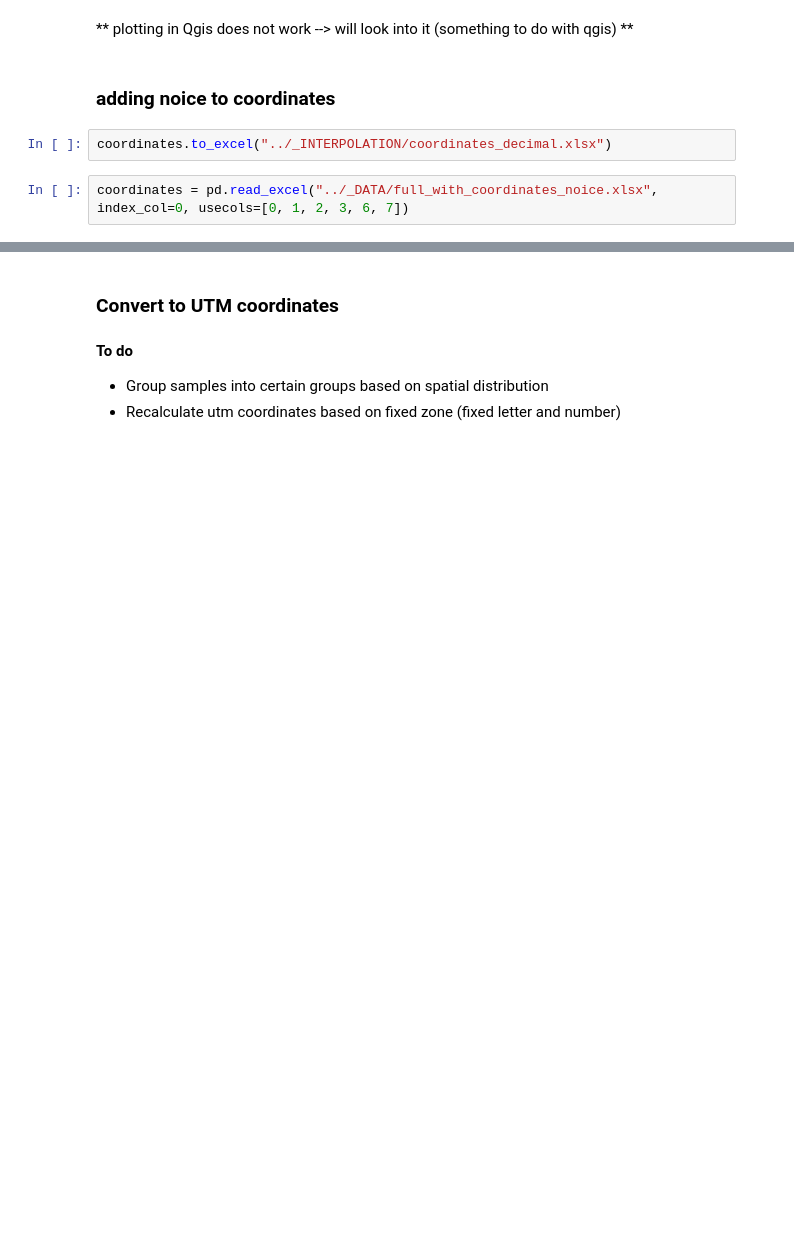
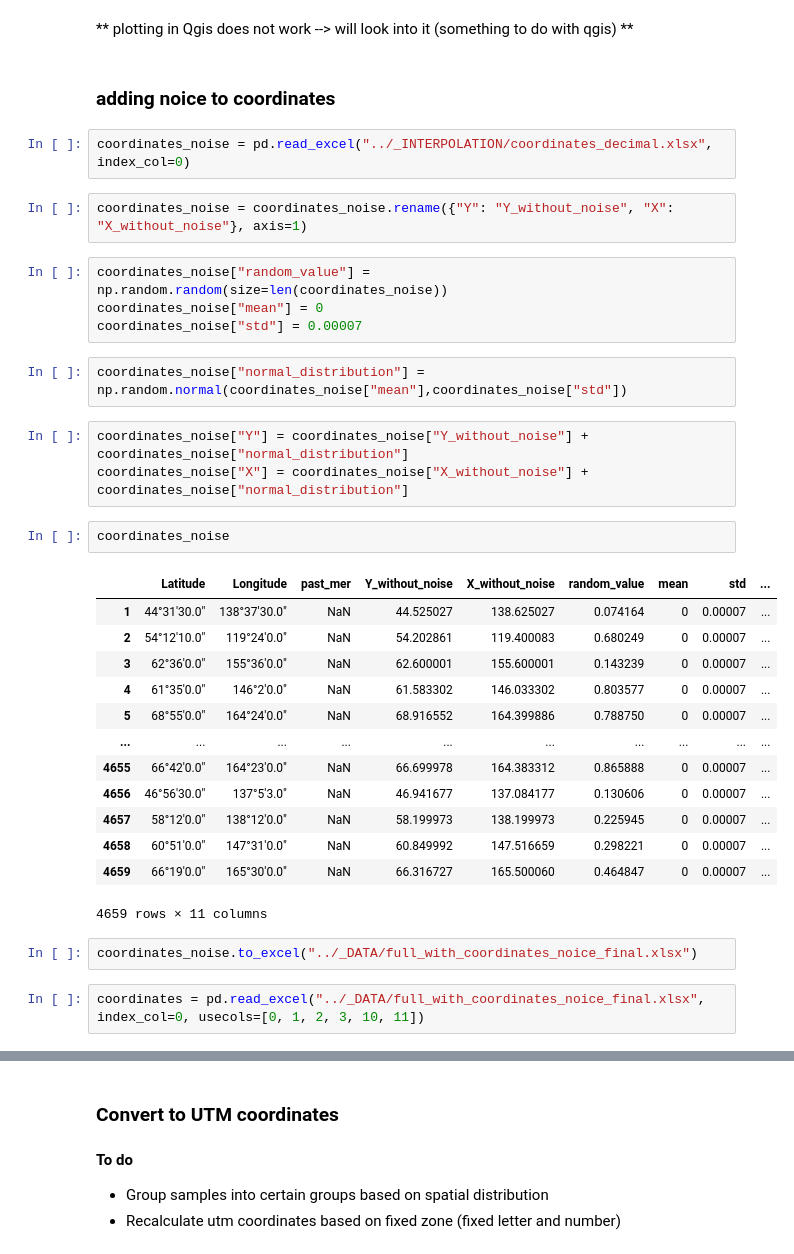
Before and after one commit to Complexio/Vistelius_1995_OCR, a Jupyter notebook: _ANALYSIS/1_Preprocessing.ipynb, the cells around one changed output, grey strips where cells are left out. Cells and saved outputs as stored; diff of their text form; blank space fills up the shorter version.

Commit message:
adding noise: code implemented in notebook preprocessing

```diff
--- a/_ANALYSIS/1_Preprocessing.ipynb
+++ b/_ANALYSIS/1_Preprocessing.ipynb
@@ -275,9 +276,38 @@ coordinates = coordinates.rename({"X" : "Longitude"}, axis=1)
 # %% [markdown]
 ### adding noice to coordinates
 # %%
-coordinates.to_excel("../_INTERPOLATION/coordinates_decimal.xlsx")
+coordinates_noise = pd.read_excel("../_INTERPOLATION/coordinates_decimal.xlsx", index_col=0)
+# %%
+coordinates_noise = coordinates_noise.rename({"Y": "Y_without_noise", "X": "X_without_noise"}, axis=1)
+# %%
+coordinates_noise["random_value"] = np.random.random(size=len(coordinates_noise))
+coordinates_noise["mean"] = 0
+coordinates_noise["std"] = 0.00007
+# %%
+coordinates_noise["normal_distribution"] =  np.random.normal(coordinates_noise["mean"],coordinates_noise["std"])
+# %%
+coordinates_noise["Y"] = coordinates_noise["Y_without_noise"] + coordinates_noise["normal_distribution"]
+coordinates_noise["X"] = coordinates_noise["X_without_noise"] + coordinates_noise["normal_distribution"]
+# %%
+coordinates_noise
+# %% [output]
+|  | Latitude | Longitude | past_mer | Y_without_noise | X_without_noise | random_value | mean | std | ... |
+| 1 | 44°31'30.0" | 138°37'30.0" | NaN | 44.525027 | 138.625027 | 0.074164 | 0 | 0.00007 | ... |
+| 2 | 54°12'10.0" | 119°24'0.0" | NaN | 54.202861 | 119.400083 | 0.680249 | 0 | 0.00007 | ... |
+| 3 | 62°36'0.0" | 155°36'0.0" | NaN | 62.600001 | 155.600001 | 0.143239 | 0 | 0.00007 | ... |
+| 4 | 61°35'0.0" | 146°2'0.0" | NaN | 61.583302 | 146.033302 | 0.803577 | 0 | 0.00007 | ... |
+| 5 | 68°55'0.0" | 164°24'0.0" | NaN | 68.916552 | 164.399886 | 0.788750 | 0 | 0.00007 | ... |
+| ... | ... | ... | ... | ... | ... | ... | ... | ... | ... |
+| 4655 | 66°42'0.0" | 164°23'0.0" | NaN | 66.699978 | 164.383312 | 0.865888 | 0 | 0.00007 | ... |
+| 4656 | 46°56'30.0" | 137°5'3.0" | NaN | 46.941677 | 137.084177 | 0.130606 | 0 | 0.00007 | ... |
+| 4657 | 58°12'0.0" | 138°12'0.0" | NaN | 58.199973 | 138.199973 | 0.225945 | 0 | 0.00007 | ... |
+| 4658 | 60°51'0.0" | 147°31'0.0" | NaN | 60.849992 | 147.516659 | 0.298221 | 0 | 0.00007 | ... |
+| 4659 | 66°19'0.0" | 165°30'0.0" | NaN | 66.316727 | 165.500060 | 0.464847 | 0 | 0.00007 | ... |
+4659 rows × 11 columns
+# %%
+coordinates_noise.to_excel("../_DATA/full_with_coordinates_noice_final.xlsx")
 # %%
-coordinates = pd.read_excel("../_DATA/full_with_coordinates_noice.xlsx", index_col=0, usecols=[0, 1, 2, 3, 6, 7])
+coordinates = pd.read_excel("../_DATA/full_with_coordinates_noice_final.xlsx", index_col=0, usecols=[0, 1, 2, 3, 10, 11])
 # %%
 coordinates
 # %% [output]
```
Also changed, not shown: parts of 5 cells of this notebook, 35 other files.
